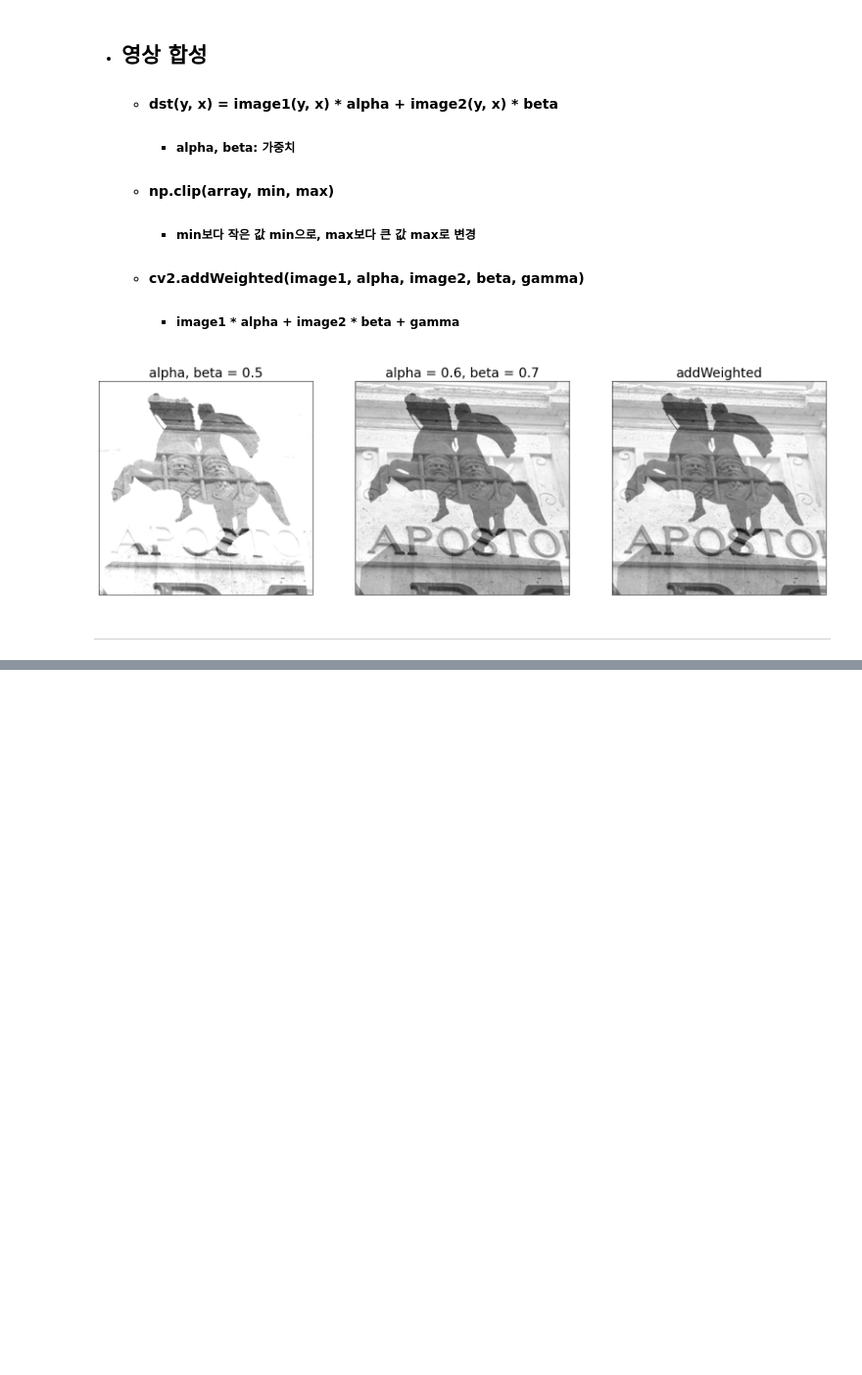
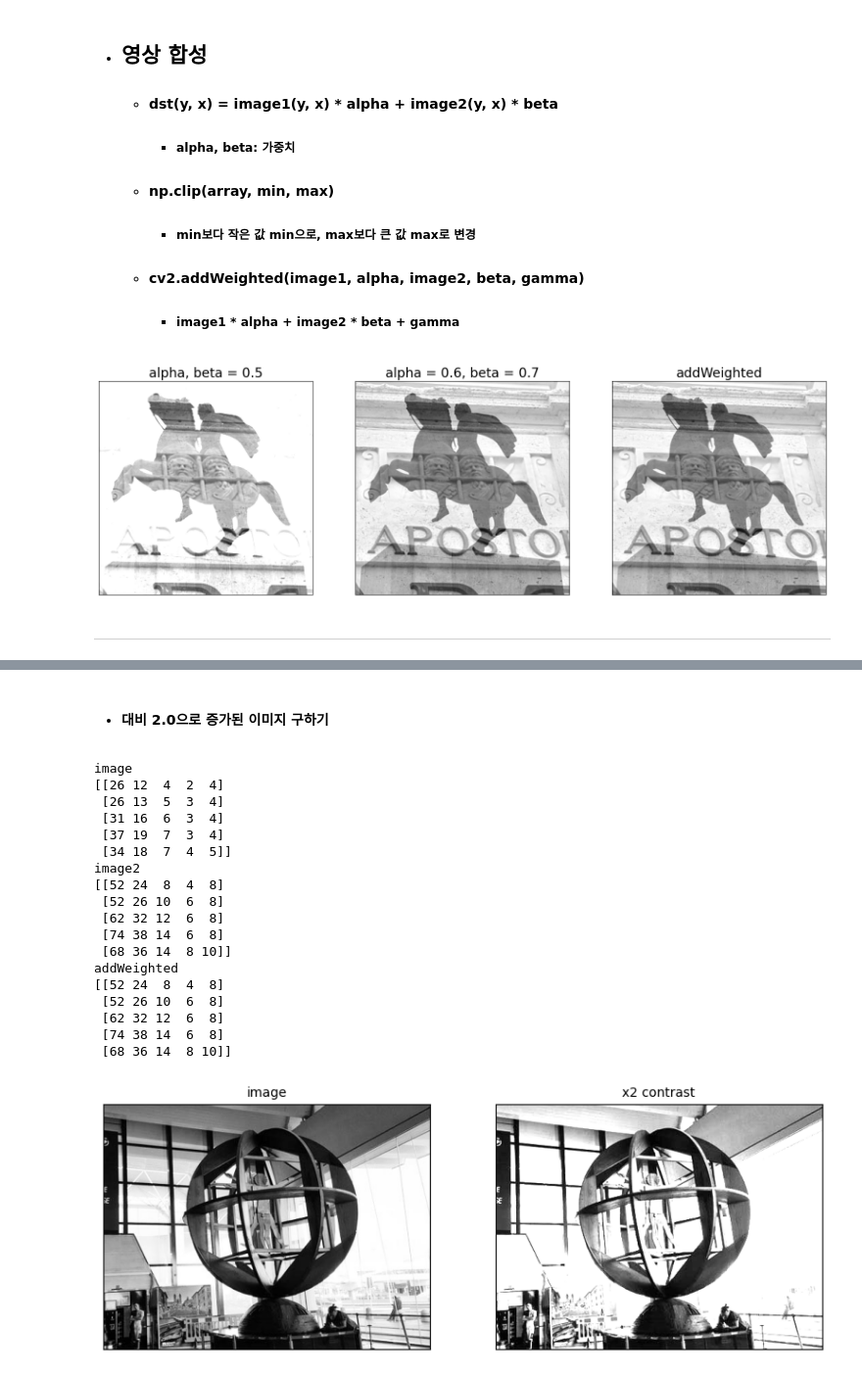
Before and after one commit to kks00/visual_info_processing, a Jupyter notebook: chapter6_2.ipynb, the cells around one changed output, grey strips where cells are left out. Shown at 98% size. Cells and saved outputs as stored; diff of their text form; code cells hidden in the pictures; blank space fills up the shorter version.

```diff
--- a/chapter6_2.ipynb
+++ b/chapter6_2.ipynb
@@ -38,0 +78,34 @@ show_images({"alpha, beta = 0.5": add_img1, "alpha = 0.6, beta = 0.7": add_img2,
+# %% [markdown]
+- #### 대비 2.0으로 증가된 이미지 구하기
+# %%
+print("image")
+print(image[25:30, 25:30])
+
+image2 = cv2.scaleAdd(image, 2, black_image)
+print("image2")
+print(image2[25:30, 25:30])
+
+print("addWeighted")
+print(cv2.addWeighted(image, 2, black_image, 0, 0)[25:30, 25:30])
+
+show_images({"image": image, "x2 contrast": image2}, 10)
+# %% [output]
+image
+[[26 12  4  2  4]
+ [26 13  5  3  4]
+ [31 16  6  3  4]
+ [37 19  7  3  4]
+ [34 18  7  4  5]]
+image2
+[[52 24  8  4  8]
+ [52 26 10  6  8]
+ [62 32 12  6  8]
+ [74 38 14  6  8]
+ [68 36 14  8 10]]
+addWeighted
+[[52 24  8  4  8]
+ [52 26 10  6  8]
+ [62 32 12  6  8]
+ [74 38 14  6  8]
+ [68 36 14  8 10]]
+[figure, added]
```
Also changed, not shown: parts of 6 cells of this notebook, 1 other file.
